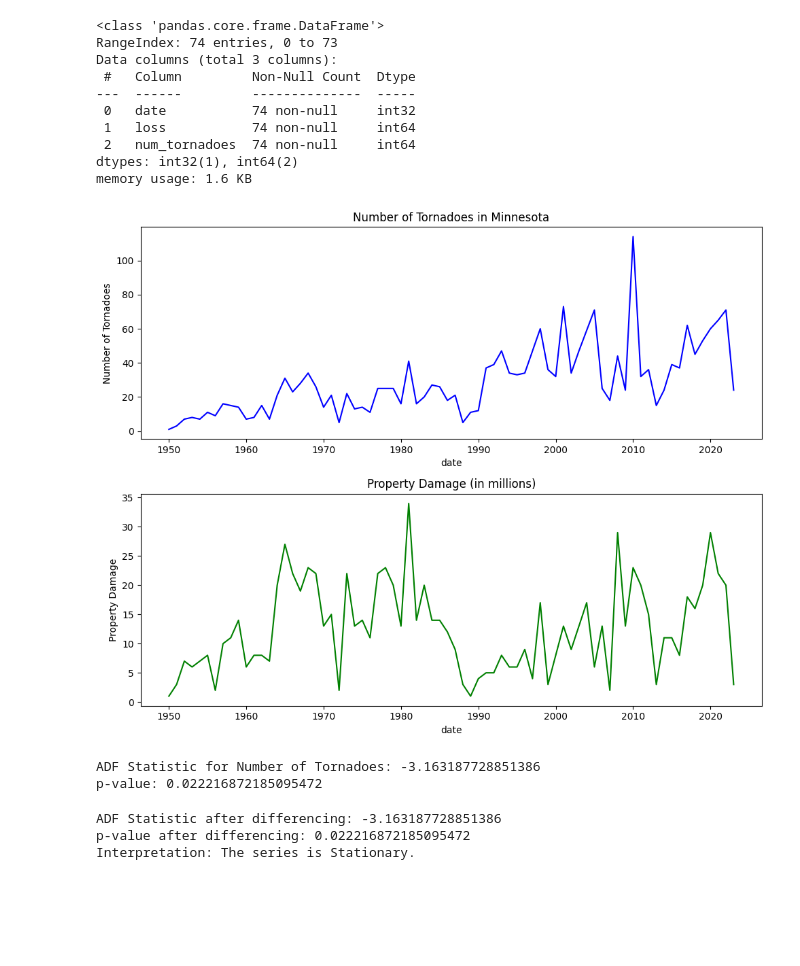
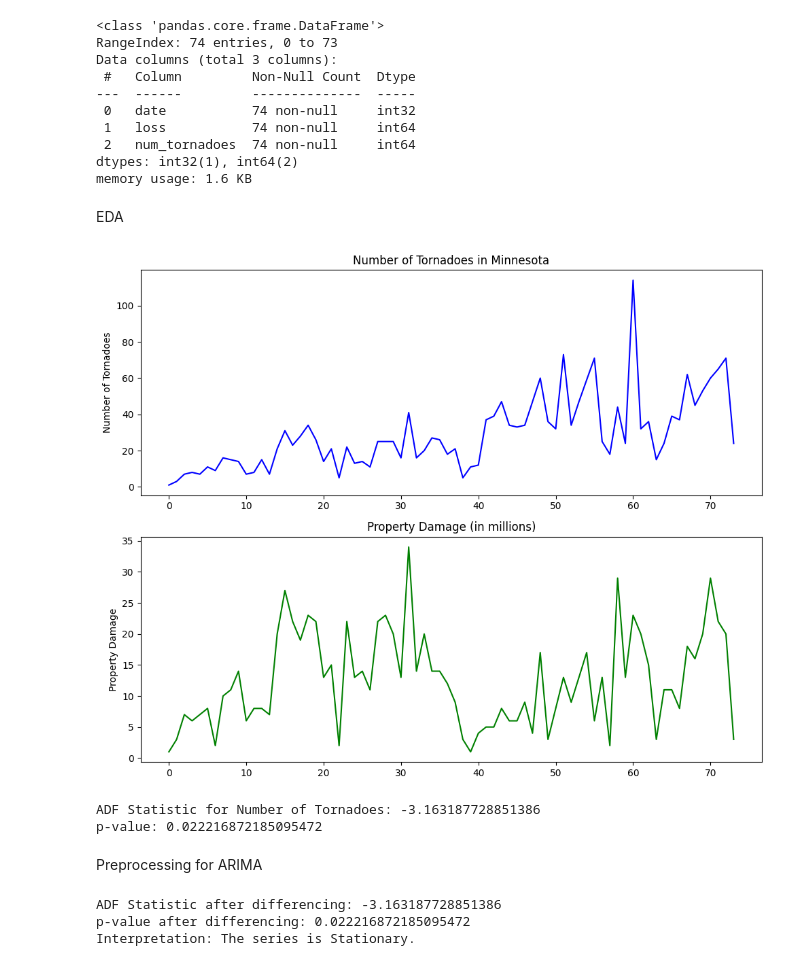
Before and after one commit to RainaVardhan/DS4002-Project-2, a Jupyter notebook: SCRIPTS/DS_PROJECT_2.ipynb, the cells around one changed output. Saved outputs shown, nothing was run; the diff lists cells and outputs as text; code cells hidden in the pictures; blank space fills up the shorter version.

```diff
--- a/SCRIPTS/DS_PROJECT_2.ipynb
+++ b/SCRIPTS/DS_PROJECT_2.ipynb
@@ -59,8 +67,8 @@ dtype: float64
 Map property loss data for years prior to 1996
 # %%
 # Create new column using dictionary
-mapping = {1.0: 50, 2.0: 275, 3.0: 2750, 4.0: 27500, 5.0: 275000, 6.0: 2750000,
-           7.0: 27500000, 8.0: 275000000, 9.0: 2750000000}
+mapping = {1.0: 50, 2.0: 300, 3.0: 3000, 4.0: 30000, 5.0: 300000, 6.0: 3000000,
+           7.0: 30000000, 8.0: 300000000, 9.0: 5000000000}
 
 # Combine this new data with existing dataframe
 mn_df.loc[:, 'loss'] = mn_df['loss'].map(mapping).fillna(mn_df['loss'])
@@ -117,23 +125,23 @@ Data columns (total 3 columns):
  2   num_tornadoes  74 non-null     int64
 dtypes: int32(1), int64(2)
 memory usage: 1.6 KB
+# %% [markdown]
+EDA
 # %%
-yearly_data.set_index('date',inplace=True)
-
 fig, ax = plt.subplots(2, 1, figsize=(10, 8))
 
-#Plot the number of tornadoes each year
+# Plot the number of tornadoes each year
 yearly_data['num_tornadoes'].plot(ax=ax[0], title='Number of Tornadoes in Minnesota', color='blue')
 ax[0].set_ylabel('Number of Tornadoes')
 
-#Plot the property damage each year
+# Plot the property damage each year
 yearly_data['loss'].plot(ax=ax[1], title='Property Damage (in millions)', color='green')
 ax[1].set_ylabel('Property Damage')
 
 plt.tight_layout()
 plt.show()
 # %% [output]
-[figure, old version]
+[figure, new version]
 # %%
 # Perform ADF test to check for stationary of tornado data
 result = adfuller(yearly_data['num_tornadoes'])
@@ -142,6 +150,8 @@ print(f"p-value: {result[1]}")
 # %% [output]
 ADF Statistic for Number of Tornadoes: -3.163187728851386
 p-value: 0.022216872185095472
+# %% [markdown]
+Preprocessing for ARIMA
 # %%
 # Applying differencing if series is non-stationary (p-value > 0.05)
 if result[1] > 0.05:
```
Also changed, not shown: parts of 15 cells of this notebook.
